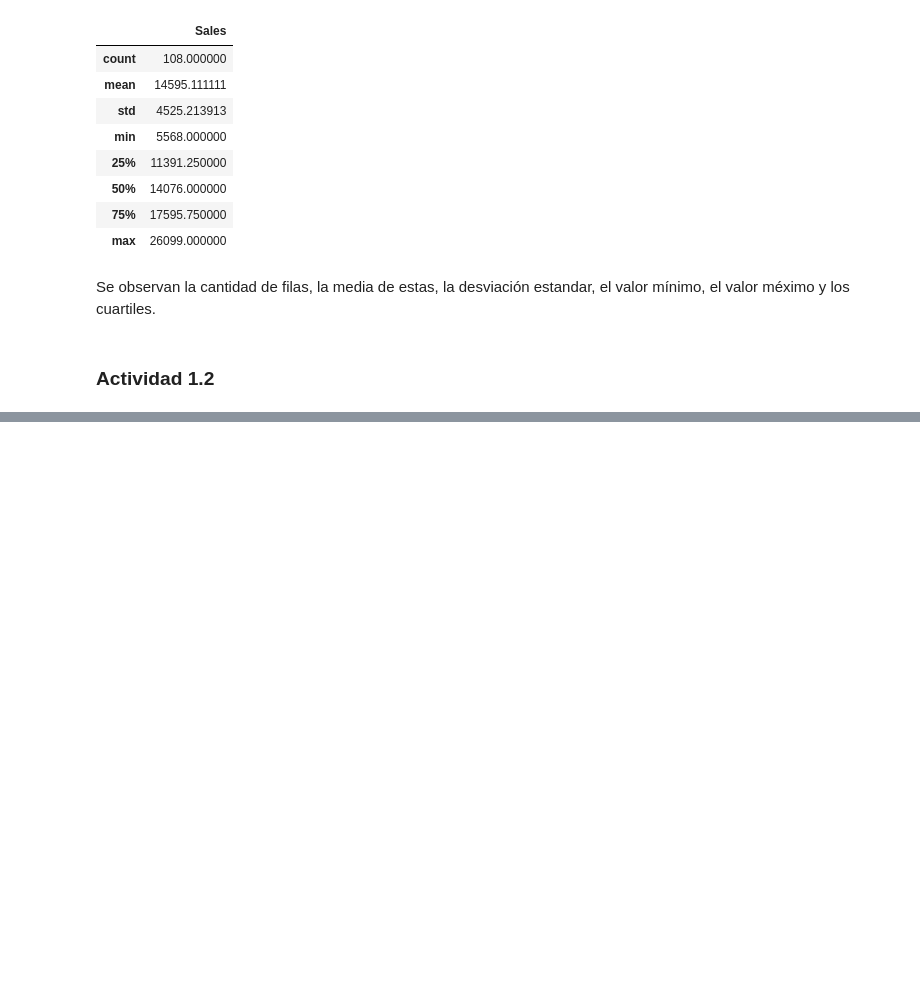
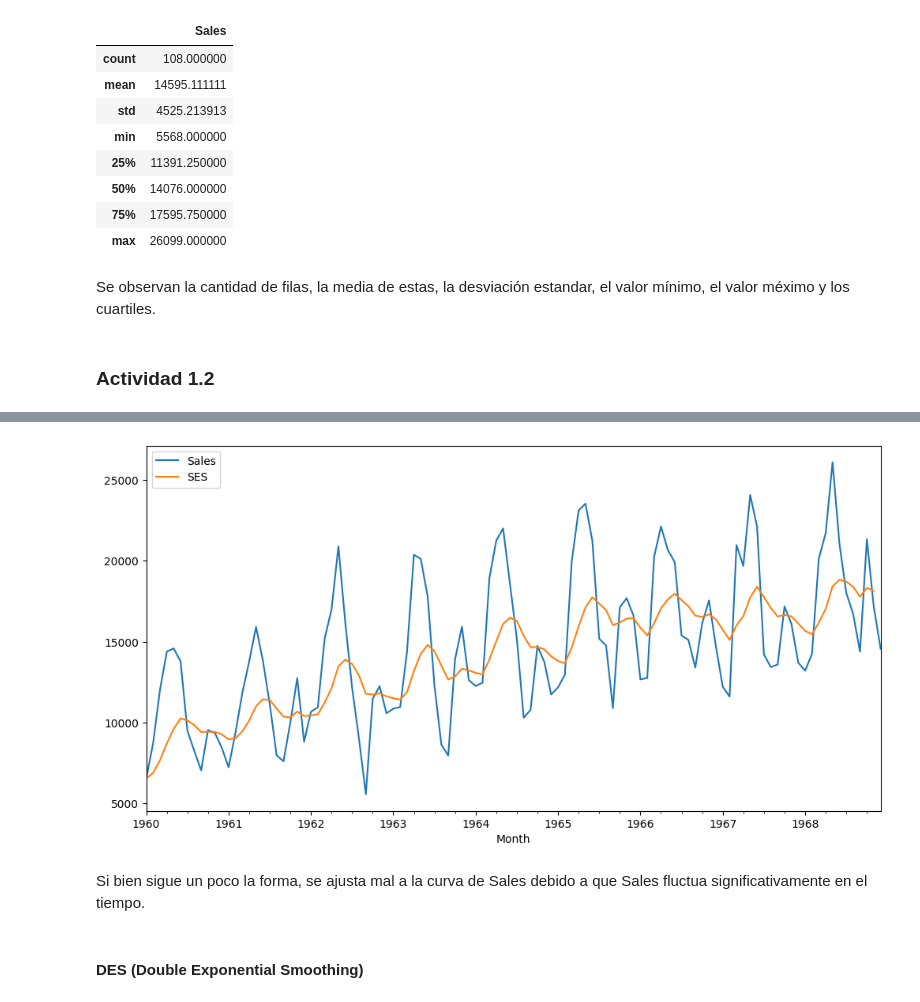
Before and after one commit to Vic-bit/CEIA-AST, a Jupyter notebook: Actividades/Actividad 1/actividad_1_Silva.ipynb, the cells around one changed output, grey strips where cells are left out. Drawn from its saved outputs; the diff is of its cells as text; code cells hidden in the pictures; blank space fills up the shorter version.

```diff
--- a/Actividades/Actividad 1/actividad_1_Silva.ipynb
+++ b/Actividades/Actividad 1/actividad_1_Silva.ipynb
@@ -89,0 +121,11 @@ ValueError: You must specify a period or x must be a pandas object with a Period
+# %%
+from statsmodels.tsa.holtwinters import SimpleExpSmoothing
+
+# Hasta que resago quiero que se tenga en cuenta al calcular el alpha
+span = 12
+
+# Depende del span
+alpha = 2/(span + 1)
+
+# Crea una columna EWMA
+df['SES'] = SimpleExpSmoothing(df['Sales']).fit(smoothing_level = alpha, optimized = False).fittedvalues.shift(-1);
@@ -89,0 +142,8 @@ ValueError: You must specify a period or x must be a pandas object with a Period
+# %%
+df[['Sales', 'SES']].plot(figsize=(12,6));
+# %% [output]
+[figure, added]
+# %% [markdown]
+Si bien sigue un poco la forma, se ajusta mal a la curva de Sales debido a que Sales fluctua significativamente en el tiempo.
+# %% [markdown]
+#### DES (Double Exponential Smoothing)
```
Also changed, not shown: parts of 31 cells of this notebook, 1 other file.
